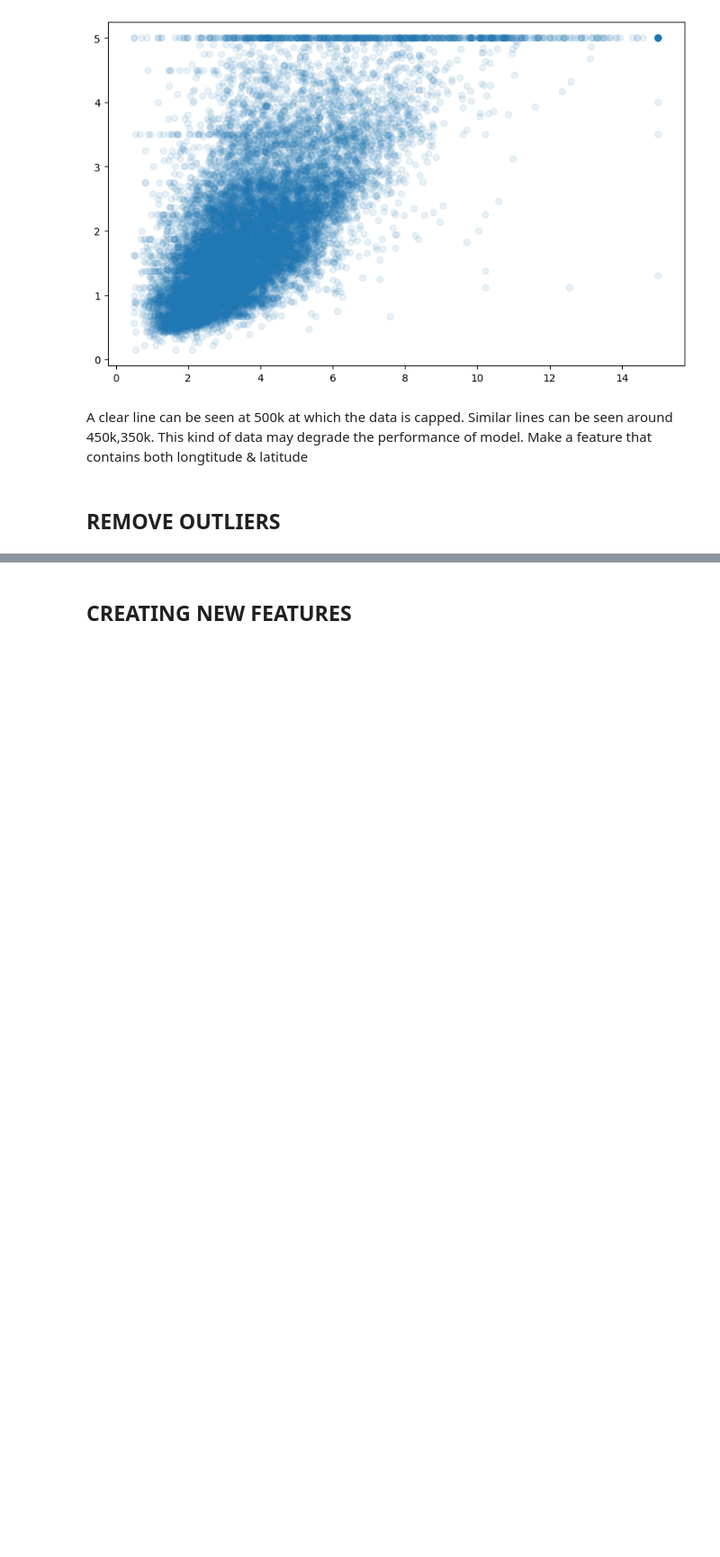
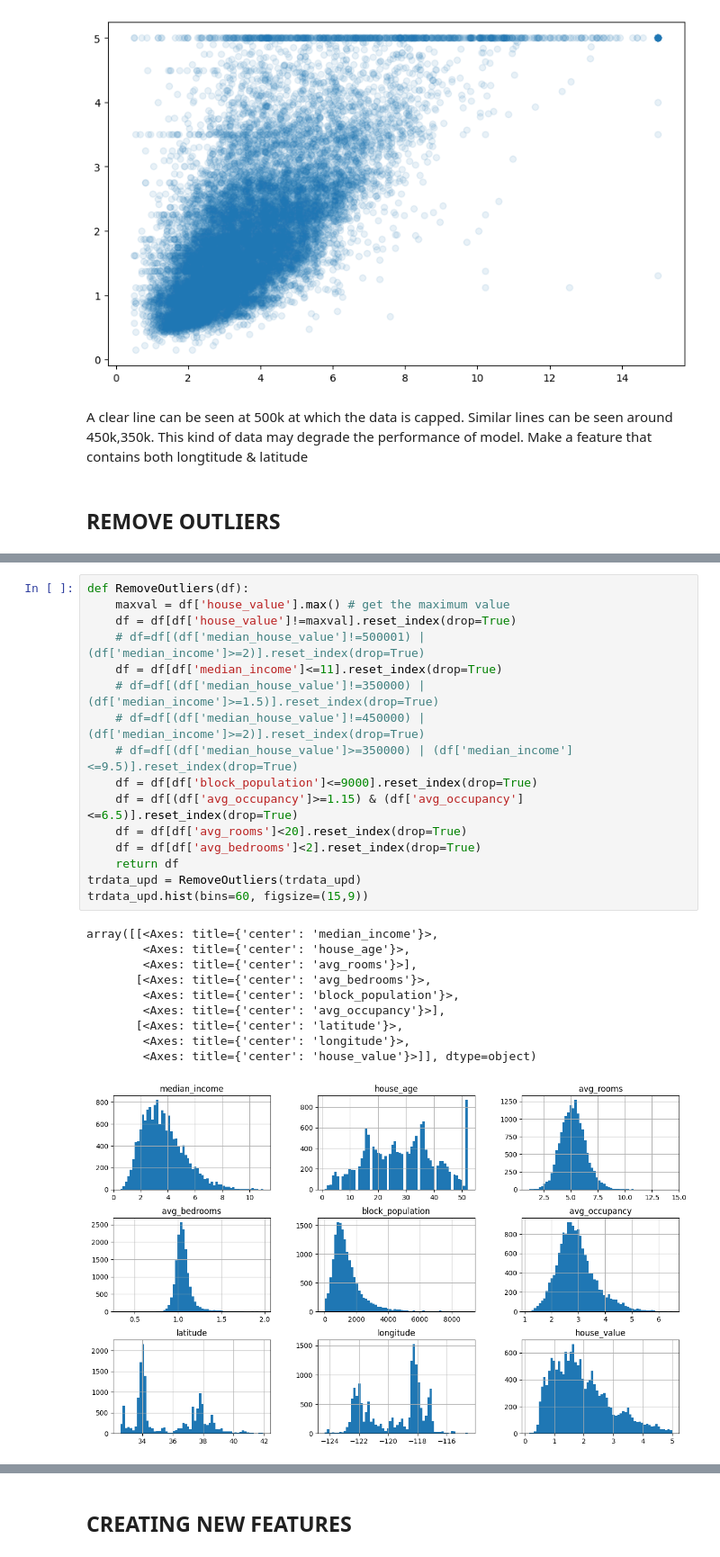
Before and after one commit to Motion115/ML-Labs, a Jupyter notebook: lab1/EDA_and_data_cleaning.ipynb, the cells around one changed output, grey strips where cells are left out. Shown at 90% size. Drawn from its saved outputs; the diff is of its cells as text; blank space fills up the shorter version.

Commit message:
remove outliers

```diff
--- a/lab1/EDA_and_data_cleaning.ipynb
+++ b/lab1/EDA_and_data_cleaning.ipynb
@@ -235,3 +265,30 @@ trdata_upd.hist(bins=60, figsize=(15,9))
 tedata_upd = tedata[tedata['house_value'] != maxval]
 # %% [output]
 [figure]
+# %%
+def RemoveOutliers(df):
+    maxval = df['house_value'].max() # get the maximum value
+    df = df[df['house_value']!=maxval].reset_index(drop=True)
+    # df=df[(df['median_house_value']!=500001) | (df['median_income']>=2)].reset_index(drop=True)
+    df = df[df['median_income']<=11].reset_index(drop=True)
+    # df=df[(df['median_house_value']!=350000) | (df['median_income']>=1.5)].reset_index(drop=True)
+    # df=df[(df['median_house_value']!=450000) | (df['median_income']>=2)].reset_index(drop=True)
+    # df=df[(df['median_house_value']>=350000) | (df['median_income']<=9.5)].reset_index(drop=True)
+    df = df[df['block_population']<=9000].reset_index(drop=True)
+    df = df[(df['avg_occupancy']>=1.15) & (df['avg_occupancy']<=6.5)].reset_index(drop=True)
+    df = df[df['avg_rooms']<20].reset_index(drop=True)
+    df = df[df['avg_bedrooms']<2].reset_index(drop=True)
+    return df
+trdata_upd = RemoveOutliers(trdata_upd)
+trdata_upd.hist(bins=60, figsize=(15,9))
+# %% [output]
+array([[<Axes: title={'center': 'median_income'}>,
+        <Axes: title={'center': 'house_age'}>,
+        <Axes: title={'center': 'avg_rooms'}>],
+       [<Axes: title={'center': 'avg_bedrooms'}>,
+        <Axes: title={'center': 'block_population'}>,
+        <Axes: title={'center': 'avg_occupancy'}>],
+       [<Axes: title={'center': 'latitude'}>,
+        <Axes: title={'center': 'longitude'}>,
+        <Axes: title={'center': 'house_value'}>]], dtype=object)
+[figure, added]
```
Also changed, not shown: parts of 15 cells of this notebook, 21 other files.
